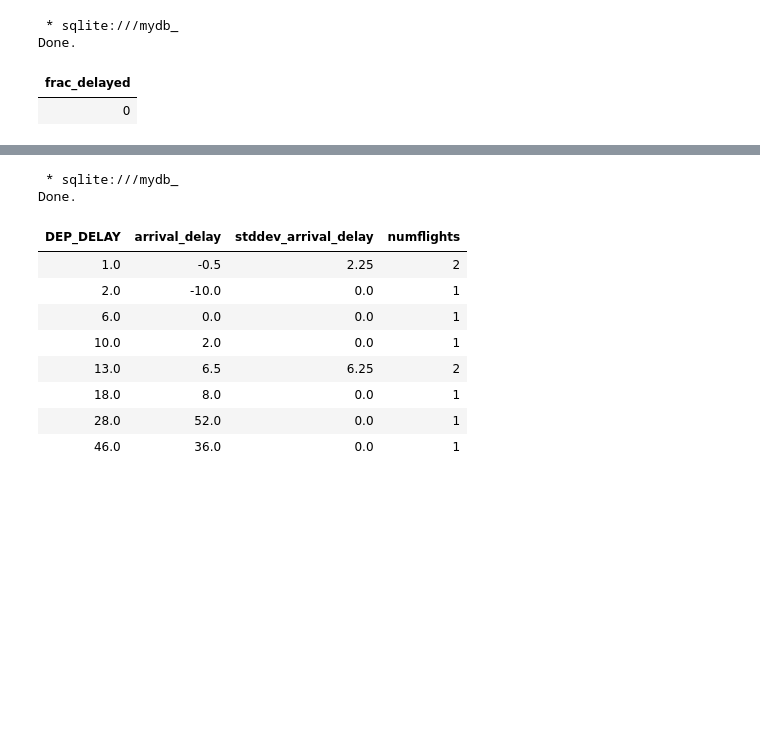
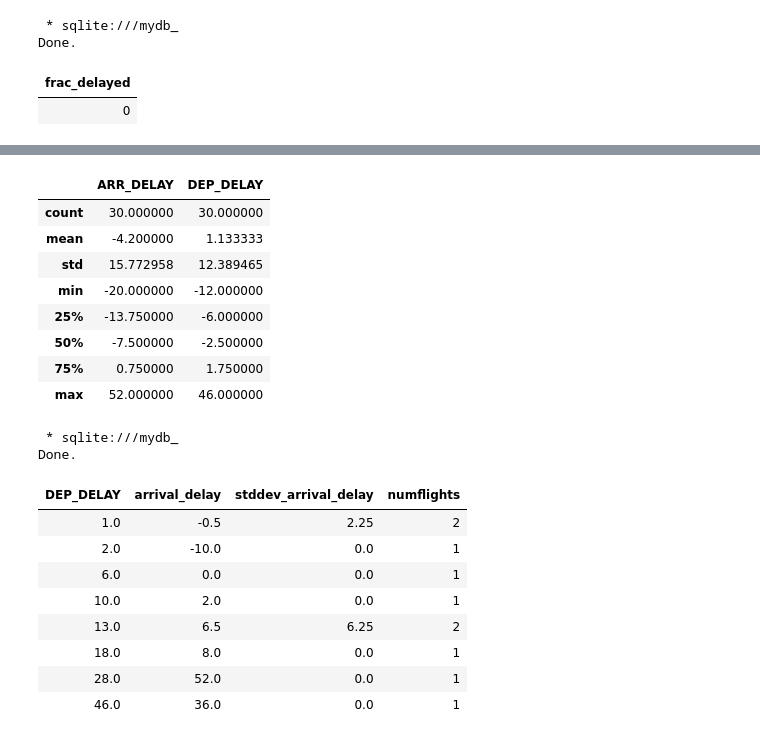
Before and after one commit to prakharsrivastava/powerbi, a Jupyter notebook: Data_Science_on_Google_Cloud_Platform_7.ipynb, the cells around one changed output, grey strips where cells are left out. Saved outputs shown, nothing was run; the diff lists cells and outputs as text; code cells hidden in the pictures; blank space fills up the shorter version.

```diff
--- a/Data_Science_on_Google_Cloud_Platform_7.ipynb
+++ b/Data_Science_on_Google_Cloud_Platform_7.ipynb
@@ -155,5 +129,17 @@ ax.set_xlim(-50, 200);
 # %%
 #https://github.com/GoogleCloudPlatform/data-science-on-gcp/blob/main/05_bqnotebook/exploration.ipynb
+# %%
+sparkFlightDF.describe()
+# %% [output]
+|  | ARR_DELAY | DEP_DELAY |
+| count | 30.000000 | 30.000000 |
+| mean | -4.200000 | 1.133333 |
+| std | 15.772958 | 12.389465 |
+| min | -20.000000 | -12.000000 |
+| 25% | -13.750000 | -6.000000 |
+| 50% | -7.500000 | -2.500000 |
+| 75% | 0.750000 | 1.750000 |
+| max | 52.000000 | 46.000000 |
 # %%
 import pandas as pd
 df = pd.read_sql("""
```
Also changed, not shown: parts of 12 cells of this notebook.
